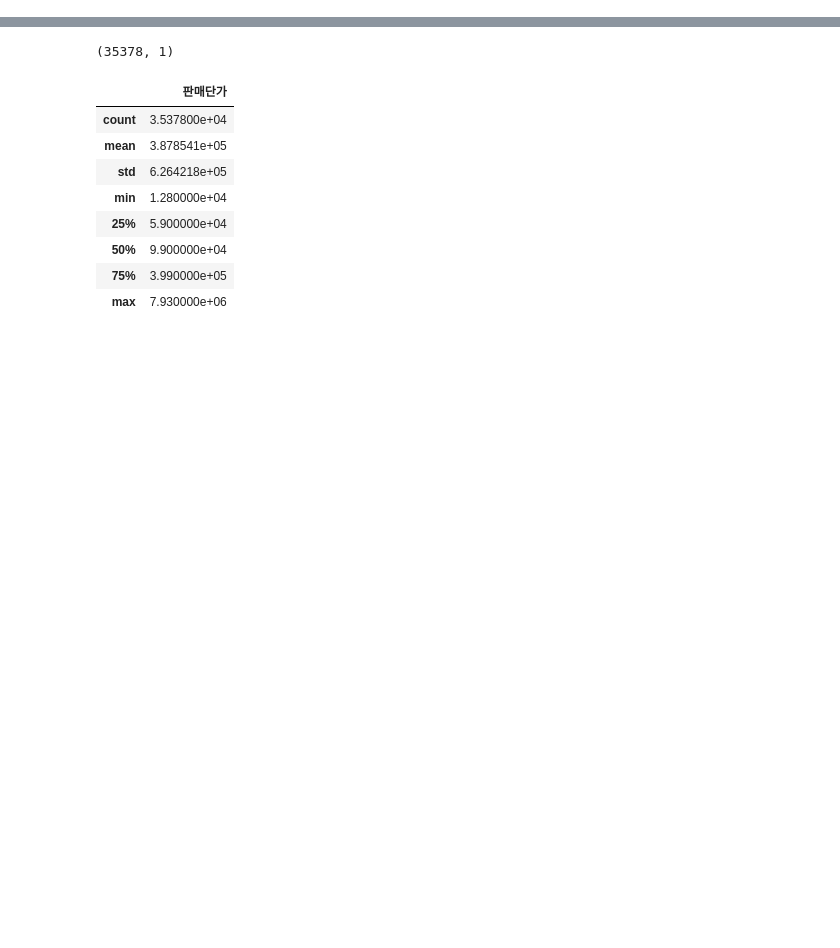
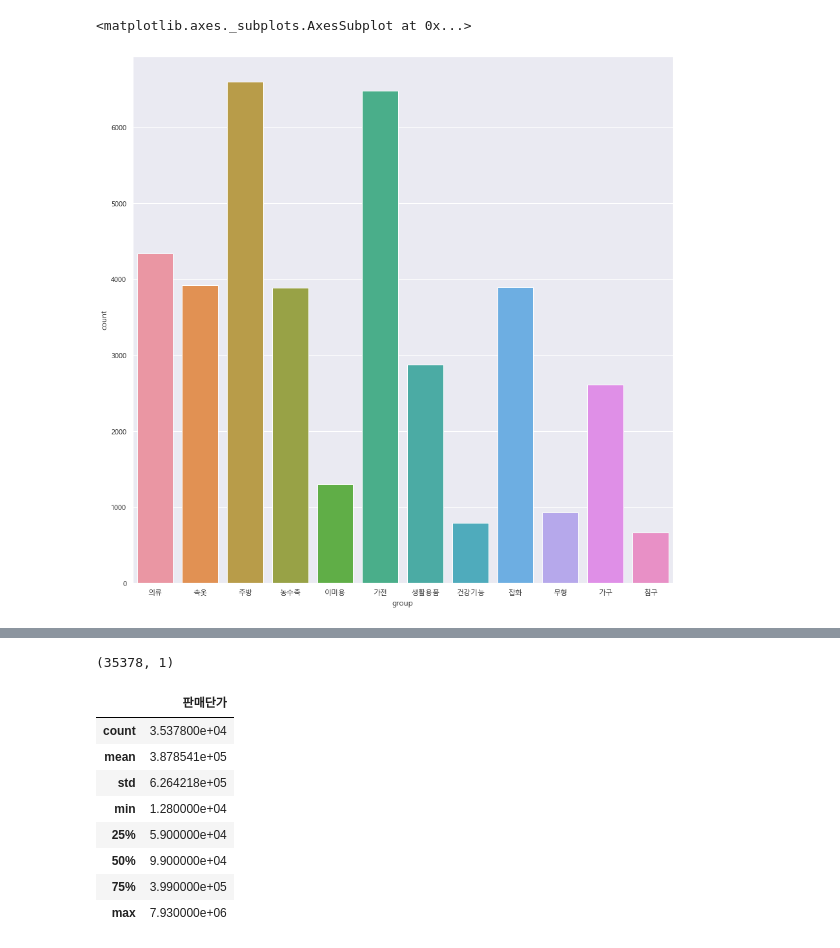
Before and after one commit to TaeHoon-Jin/B_C, a Jupyter notebook: Exercise_bigcon.ipynb, the cells around one changed output, grey strips where cells are left out. Drawn from its saved outputs; the diff is of its cells as text; code cells hidden in the pictures; blank space fills up the shorter version.

```diff
--- a/Exercise_bigcon.ipynb
+++ b/Exercise_bigcon.ipynb
@@ -11,0 +34,10 @@ os.chdir('C:/Users/82109/Dropbox/내 PC (DESKTOP-NND5VU7)/Desktop/bigcon')
+# %%
+# 운영체제별 한글 폰트 설정
+if platform.system() == 'Darwin': # Mac 환경 폰트 설정
+    plt.rc('font', family='AppleGothic')
+elif platform.system() == 'Windows': # Windows 환경 폰트 설정
+    plt.rc('font', family='Malgun Gothic')
+
+plt.rc('axes', unicode_minus=False) # 마이너스 폰트 설정
+# %%
+plt.rcParams['font.family']
@@ -12,2 +46,2 @@ os.chdir('C:/Users/82109/Dropbox/내 PC (DESKTOP-NND5VU7)/Desktop/bigcon')
 # %%
-df = pd.read_excel('All data.xlsx')
+df = pd.read_excel('Data_0914.xlsx')
@@ -58,0 +95,6 @@ sns.distplot(df['판매수량'])
+# %%
+plt.figure(figsize = (15,15))
+sns.countplot(data=df, x='group') # 상품 군 빈도수
+# %% [output]
+<matplotlib.axes._subplots.AxesSubplot at 0x...>
+[figure, added]
```
Also changed, not shown: parts of 55 cells of this notebook, 2 other files.
